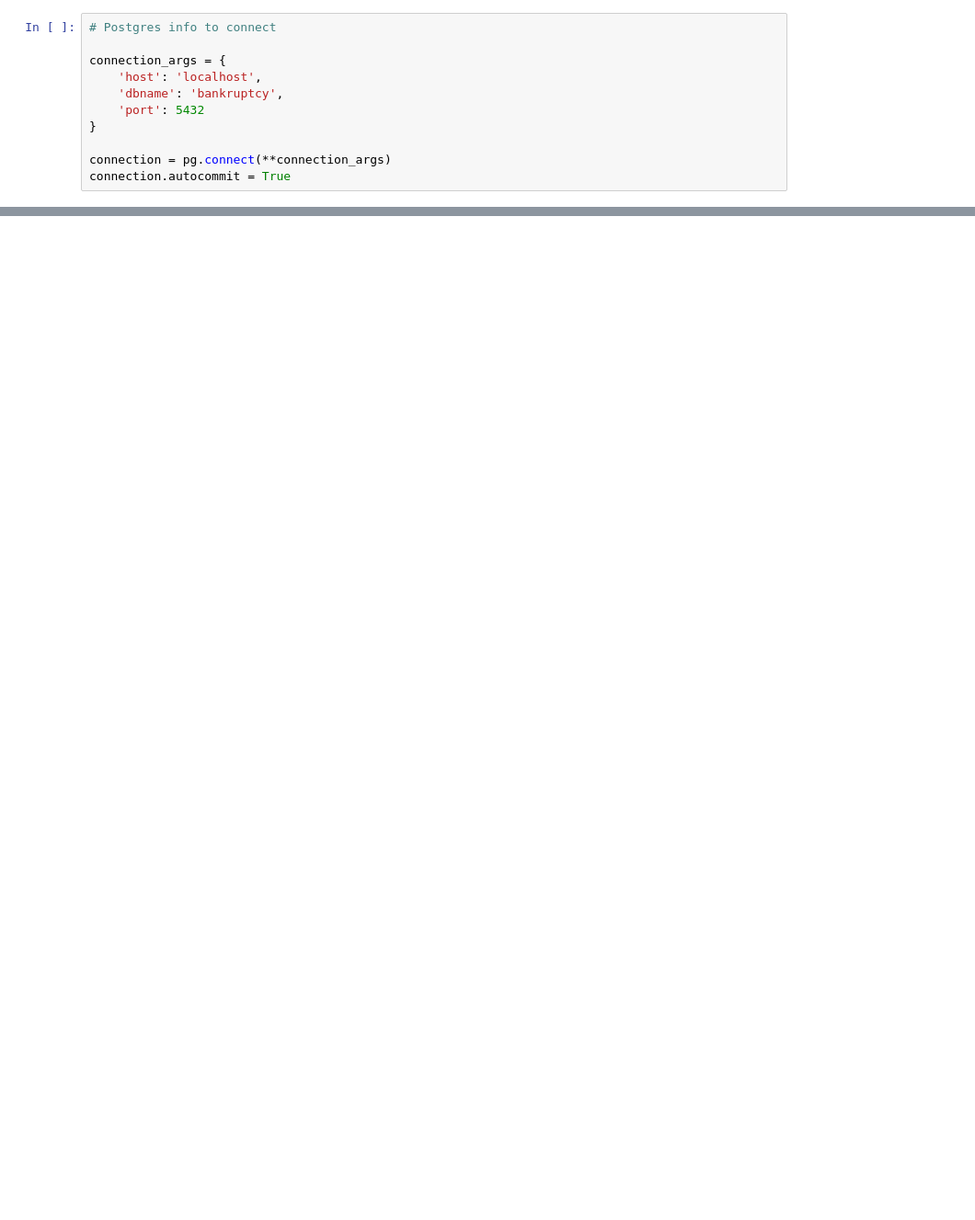
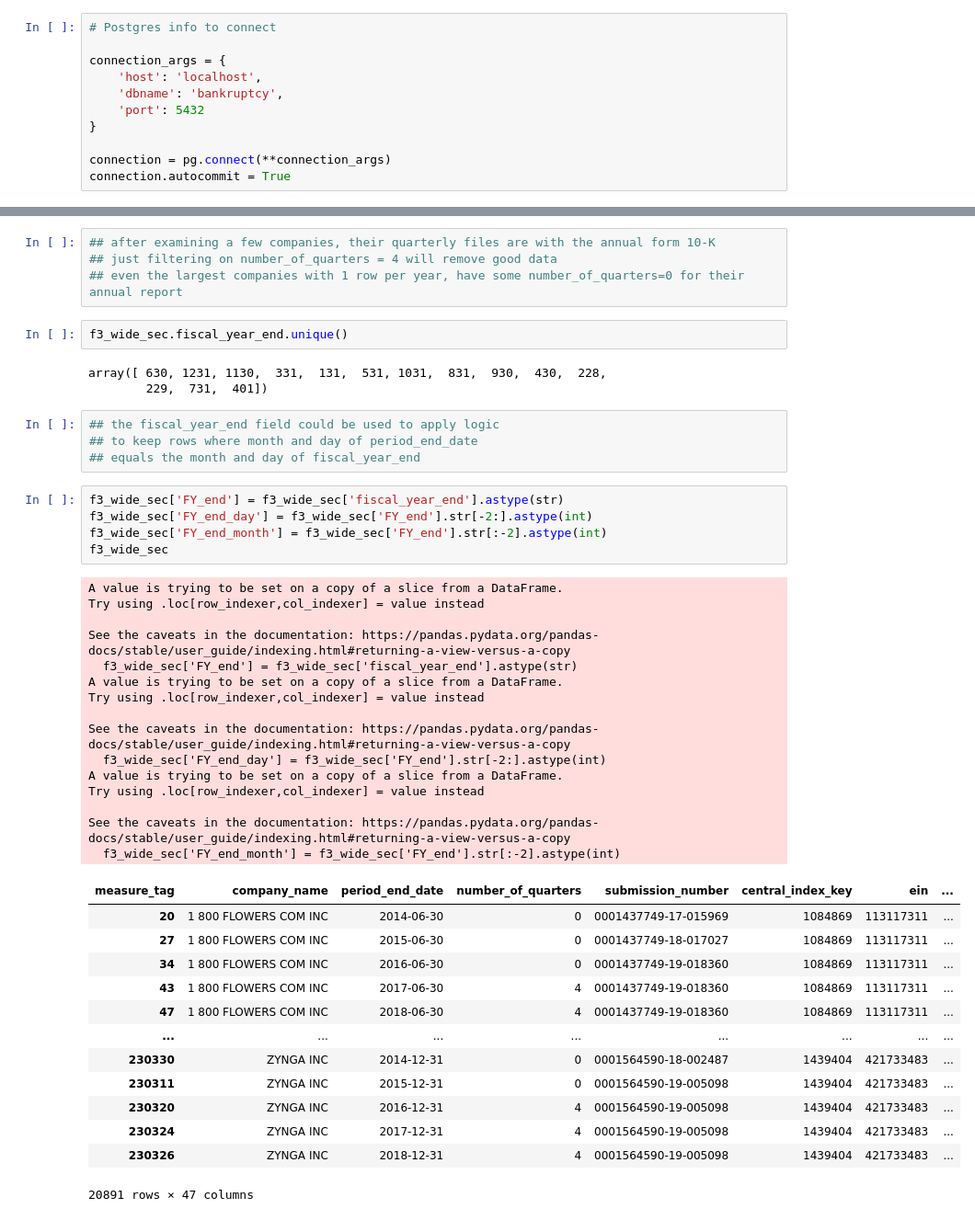
Before and after one commit to AmyB47/bankruptcy_2020, a Jupyter notebook: code/05_SEC_data_prep.ipynb, the cells around one changed output, grey strips where cells are left out. Shown at 92% size. Cells and saved outputs as stored; diff of their text form; blank space fills up the shorter version.

```diff
--- a/code/05_SEC_data_prep.ipynb
+++ b/code/05_SEC_data_prep.ipynb
@@ -242,0 +376,47 @@ with open('SEC_filtered_over100MM.pickle', 'wb') as to_write:
+# %%
+## after examining a few companies, their quarterly files are with the annual form 10-K
+## just filtering on number_of_quarters = 4 will remove good data
+## even the largest companies with 1 row per year, have some number_of_quarters=0 for their annual report
+# %%
+f3_wide_sec.fiscal_year_end.unique()
+# %% [output]
+array([ 630, 1231, 1130,  331,  131,  531, 1031,  831,  930,  430,  228,
+        229,  731,  401])
+# %%
+## the fiscal_year_end field could be used to apply logic
+## to keep rows where month and day of period_end_date
+## equals the month and day of fiscal_year_end
+# %%
+f3_wide_sec['FY_end'] = f3_wide_sec['fiscal_year_end'].astype(str)
+f3_wide_sec['FY_end_day'] = f3_wide_sec['FY_end'].str[-2:].astype(int)
+f3_wide_sec['FY_end_month'] = f3_wide_sec['FY_end'].str[:-2].astype(int)
+f3_wide_sec
+# %% [output]
+A value is trying to be set on a copy of a slice from a DataFrame.
+Try using .loc[row_indexer,col_indexer] = value instead
+
+See the caveats in the documentation: https://pandas.pydata.org/pandas-docs/stable/user_guide/indexing.html#returning-a-view-versus-a-copy
+  f3_wide_sec['FY_end'] = f3_wide_sec['fiscal_year_end'].astype(str)
+A value is trying to be set on a copy of a slice from a DataFrame.
+Try using .loc[row_indexer,col_indexer] = value instead
+
+See the caveats in the documentation: https://pandas.pydata.org/pandas-docs/stable/user_guide/indexing.html#returning-a-view-versus-a-copy
+  f3_wide_sec['FY_end_day'] = f3_wide_sec['FY_end'].str[-2:].astype(int)
+A value is trying to be set on a copy of a slice from a DataFrame.
+Try using .loc[row_indexer,col_indexer] = value instead
+
+See the caveats in the documentation: https://pandas.pydata.org/pandas-docs/stable/user_guide/indexing.html#returning-a-view-versus-a-copy
+  f3_wide_sec['FY_end_month'] = f3_wide_sec['FY_end'].str[:-2].astype(int)
+| measure_tag | company_name | period_end_date | number_of_quarters | submission_number | central_index_key | ein | ... |
+| 20 | 1 800 FLOWERS COM INC | 2014-06-30 | 0 | 0001437749-17-015969 | 1084869 | 113117311 | ... |
+| 27 | 1 800 FLOWERS COM INC | 2015-06-30 | 0 | 0001437749-18-017027 | 1084869 | 113117311 | ... |
+| 34 | 1 800 FLOWERS COM INC | 2016-06-30 | 0 | 0001437749-19-018360 | 1084869 | 113117311 | ... |
+| 43 | 1 800 FLOWERS COM INC | 2017-06-30 | 4 | 0001437749-19-018360 | 1084869 | 113117311 | ... |
+| 47 | 1 800 FLOWERS COM INC | 2018-06-30 | 4 | 0001437749-19-018360 | 1084869 | 113117311 | ... |
+| ... | ... | ... | ... | ... | ... | ... | ... |
+| 230330 | ZYNGA INC | 2014-12-31 | 0 | 0001564590-18-002487 | 1439404 | 421733483 | ... |
+| 230311 | ZYNGA INC | 2015-12-31 | 0 | 0001564590-19-005098 | 1439404 | 421733483 | ... |
+| 230320 | ZYNGA INC | 2016-12-31 | 4 | 0001564590-19-005098 | 1439404 | 421733483 | ... |
+| 230324 | ZYNGA INC | 2017-12-31 | 4 | 0001564590-19-005098 | 1439404 | 421733483 | ... |
+| 230326 | ZYNGA INC | 2018-12-31 | 4 | 0001564590-19-005098 | 1439404 | 421733483 | ... |
+20891 rows × 47 columns
```
Also changed, not shown: parts of 81 cells of this notebook, 8 other files.
